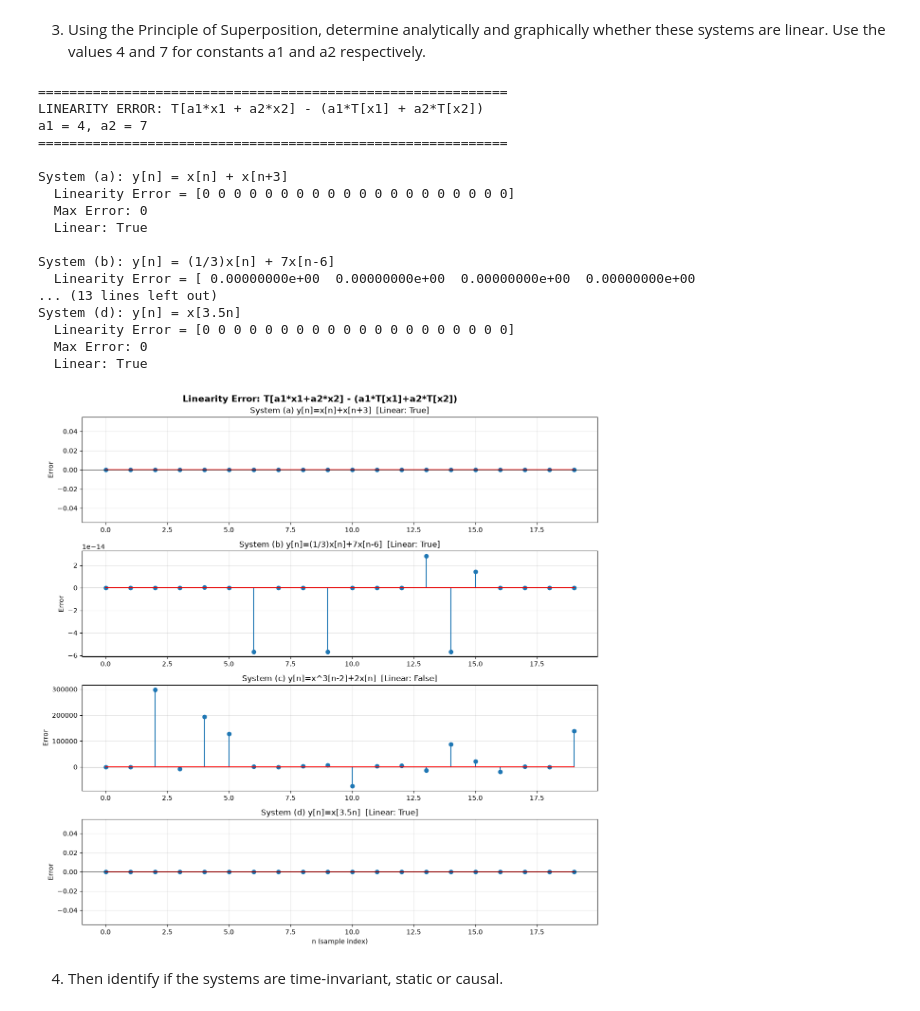
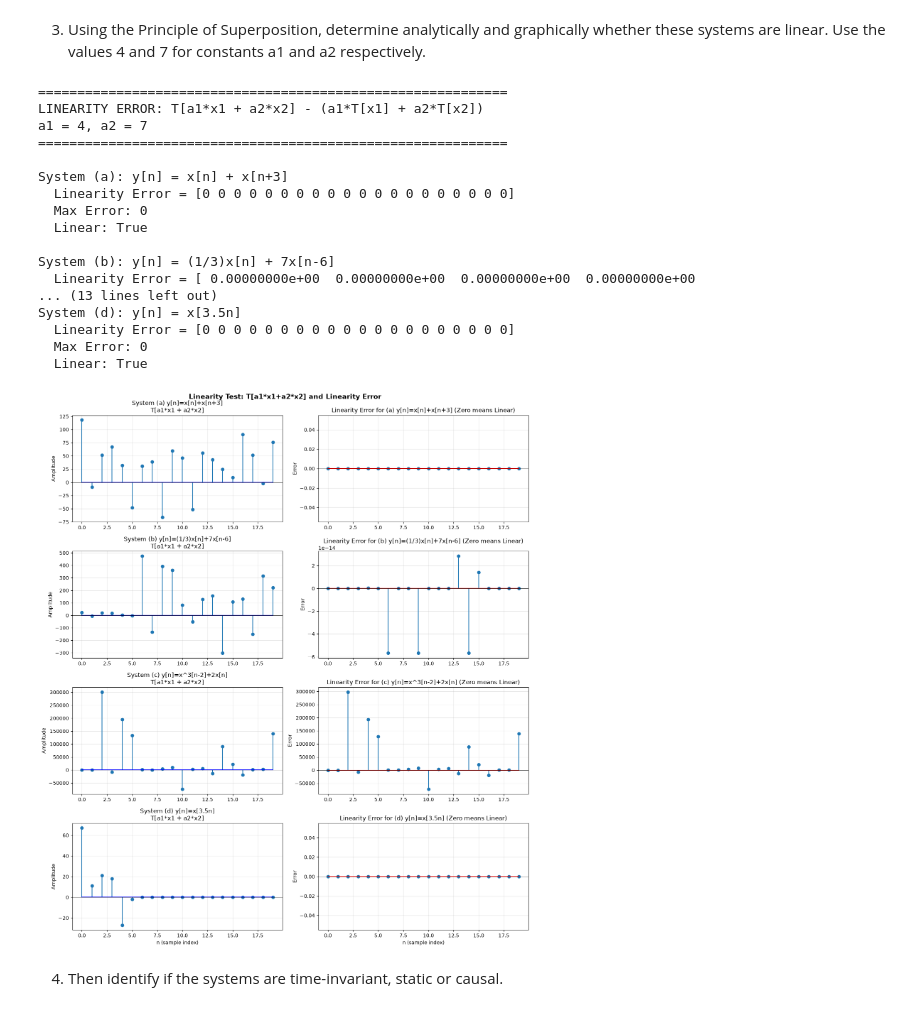
Before and after one commit to leon-pscl/CPE027-pscl, a Jupyter notebook: HOA5/TEAM6_HOA5_CPE027_CPE41S2.ipynb, the cells around one changed output. Saved outputs shown, nothing was run; the diff lists cells and outputs as text; code cells hidden in the pictures.

```diff
--- a/HOA5/TEAM6_HOA5_CPE027_CPE41S2.ipynb
+++ b/HOA5/TEAM6_HOA5_CPE027_CPE41S2.ipynb
@@ -228,45 +228,55 @@ print(f'  Linearity Error = {err_d}')
 print(f'  Max Error: {np.max(np.abs(err_d))}')
 print(f'  Linear: {is_linear_d}')
 
-# GRAPHICAL: Plot linearity error for each system
-fig, axes = plt.subplots(4, 1, figsize=(12, 12))
-fig.suptitle('Linearity Error: T[a1*x1+a2*x2] - (a1*T[x1]+a2*T[x2])', fontsize=14, fontweight='bold')
+# GRAPHICAL: T[a1*x1+a2x2] vs Linearity Error for each system
+fig, axes = plt.subplots(4, 2, figsize=(14, 16))
+fig.suptitle('Linearity Test: T[a1*x1+a2*x2] and Linearity Error', fontsize=14, fontweight='bold')
 
 system_names = ['(a) y[n]=x[n]+x[n+3]', '(b) y[n]=(1/3)x[n]+7x[n-6]',
                 '(c) y[n]=x^3[n-2]+2x[n]', '(d) y[n]=x[3.5n]']
+combined_results = [ya_combined, yb_combined, yc_combined, yd_combined]
 errors = [err_a, err_b, err_c, err_d]
 linearity_results = [is_linear_a, is_linear_b, is_linear_c, is_linear_d]
 
 for i in range(4):
-    axes[i].stem(n, errors[i], basefmt='r-')
-    axes[i].set_title(f'System {system_names[i]}  [Linear: {linearity_results[i]}]')
-    axes[i].set_ylabel('Error')
-    axes[i].grid(True, alpha=0.3)
-    axes[i].axhline(y=0, color='k', linewidth=0.5)
+    # Left column: T[a1*x1 + a2*x2]
+    axes[i, 0].stem(n, combined_results[i], basefmt='b-')
+    axes[i, 0].set_title(f'System {system_names[i]}\nT[a1*x1 + a2*x2]')
+    axes[i, 0].set_ylabel('Amplitude')
+    axes[i, 0].grid(True, alpha=0.3)
+    axes[i, 0].axhline(y=0, color='k', linewidth=0.5)
 
-axes[3].set_xlabel('n (sample index)')
+    # Right column: Linearity Error
+    axes[i, 1].stem(n, errors[i], basefmt='r-')
+    axes[i, 1].set_title(f'Linearity Error for {system_names[i]} (Zero means Linear)')
+    axes[i, 1].set_ylabel('Error')
+    axes[i, 1].grid(True, alpha=0.3)
+    axes[i, 1].axhline(y=0, color='k', linewidth=0.5)
+
+axes[3, 0].set_xlabel('n (sample index)')
+axes[3, 1].set_xlabel('n (sample index)')
 
 plt.tight_layout()
 plt.show()
 # %% [output]
 ============================================================
 LINEARITY ERROR: T[a1*x1 + a2*x2] - (a1*T[x1] + a2*T[x2])
 a1 = 4, a2 = 7
 ============================================================
 
 System (a): y[n] = x[n] + x[n+3]
   Linearity Error = [0 0 0 0 0 0 0 0 0 0 0 0 0 0 0 0 0 0 0 0]
   Max Error: 0
   Linear: True
 
 System (b): y[n] = (1/3)x[n] + 7x[n-6]
   Linearity Error = [ 0.00000000e+00  0.00000000e+00  0.00000000e+00  0.00000000e+00
 ... (13 lines left out)
 System (d): y[n] = x[3.5n]
   Linearity Error = [0 0 0 0 0 0 0 0 0 0 0 0 0 0 0 0 0 0 0 0]
   Max Error: 0
   Linear: True
-[figure, old version]
+[figure, new version]
 # %% [markdown]
 4. Then identify if the systems are time-invariant, static or causal.
 # %%
```
